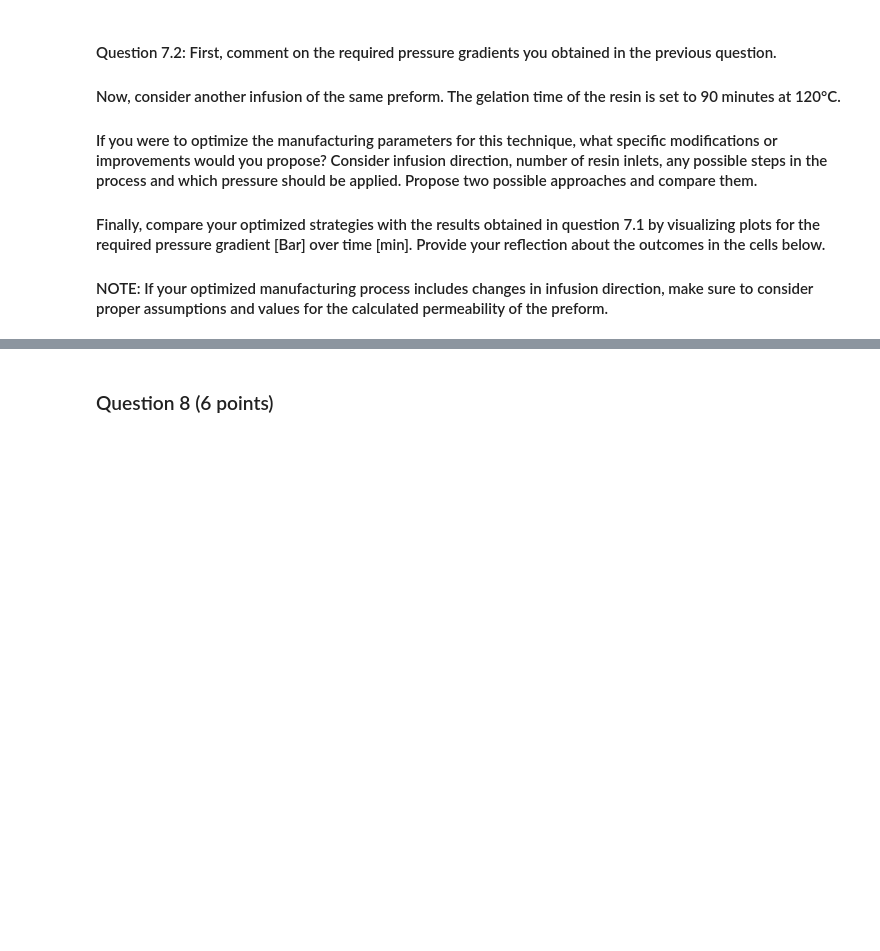
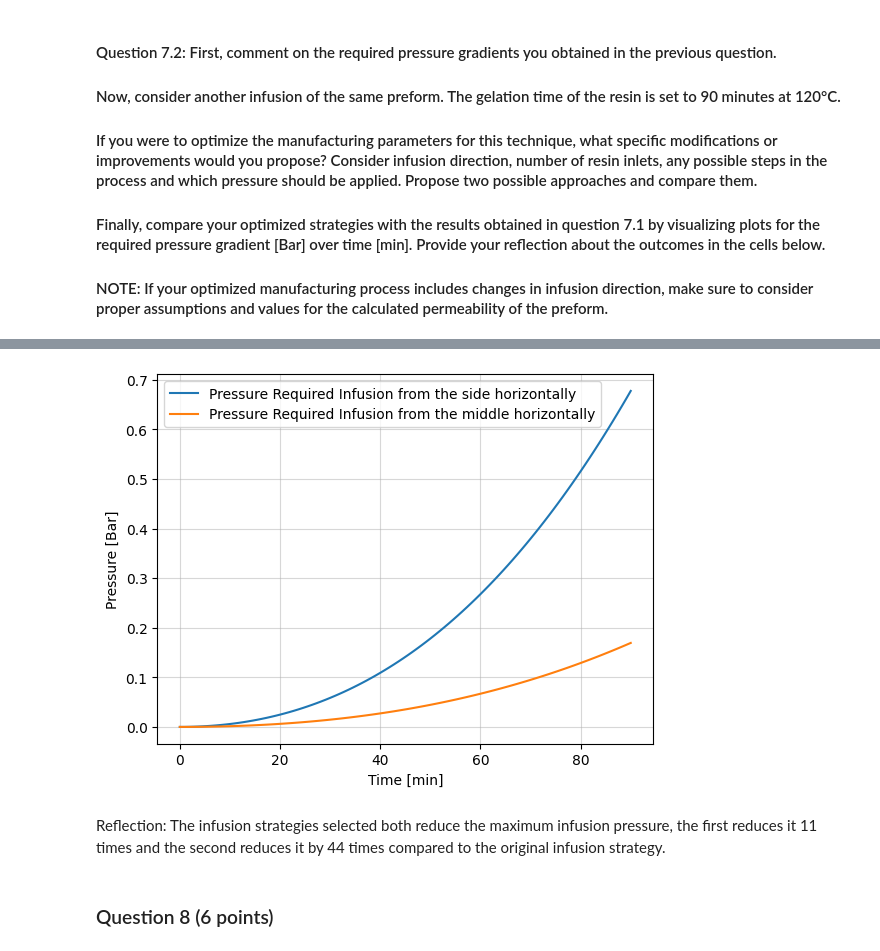
Before and after one commit to Daveed-droid/PolymerCompositeManufacturingNotebooks, a Jupyter notebook: Notebook_Rheokinetics/Rheokinetics - 2024.ipynb, the cells around one changed output, grey strips where cells are left out. Cells and saved outputs as stored; diff of their text form; code cells hidden in the pictures; blank space fills up the shorter version.

```diff
--- a/Notebook_Rheokinetics/Rheokinetics - 2024.ipynb
+++ b/Notebook_Rheokinetics/Rheokinetics - 2024.ipynb
@@ -349,3 +410,66 @@ Reflection:
+# %%
+df = 7e-6
+# Since the square arrangment is the worst case scenario that will be used for this question.
+# Square arrangement
+C1, C2, vfmax = 57, 0.4, 0.785
+
+vf = 0.4
+
+K11 = (2*df**2/C1)*((1-vf**3)/vf**2)
+K22 = C2*((vfmax/vf)**0.5-1)**(5/2)*(df**2/4)
+
+# Since it is infused from the left side we only care when it reaches the right side ie fully infused
+# Infusion time = Gelation time is the minimum required pressure
+# x is infusion direction
+theta90 = np.deg2rad(90)
+theta45 = np.deg2rad(45)
+theta0 = np.deg2rad(0)
+Kxx90 = K11*np.cos(theta90)**2 + K22*np.sin(theta90)**2
+Kxx45 = K11*np.cos(theta45)**2 + K22*np.sin(theta45)**2
+Kxx0 = K11*np.cos(theta0)**2 + K22*np.sin(theta0)**2
+KxxAvg = 0.5*Kxx90+0.3*Kxx45+0.2*Kxx0 # 0 and 90 is switched to account for the infusion direction
+KxxAvgOriginal = 0.2*Kxx90+0.3*Kxx45+0.5*Kxx0
+# Kyy = K11*np.sin(theta)**2 + K22*np.cos(theta)**2
+# Q = (dL/dt)*A
+# Q = ((K*A)/(eta*L)) dP
+# LdL/dt = (K/eta) dP
+# integrate with dt
+# 1/2 L^2 = K/(eta)dP T
+
+# Since the saturated condition gives the highest required pressure it will be used
+# t = np.linspace(0, 90*60, 100)
+# L = (t)/(90*60)
+# eta = 0.03 + 0.015*(t/(90*60))
+# dt = 90*60/100
+# T = 90*60
+# P = (eta*L**2)/(2*KxxAvg*T)
+# plt.plot(t/60, P*1e-5, label=f"Pressure Required Original Infusion")
+
+t = np.linspace(0, 90*60, 100)
+L = 0.25*(t)/(90*60)
+eta = 0.03 + 0.015*(t/(90*60))
+dt = 90*60/100
+T = 90*60
+P = (eta*L**2)/(2*KxxAvg*T)
+plt.plot(t/60, P*1e-5, label=f"Pressure Required Infusion from the side horizontally")
+
+t = np.linspace(0, 90*60, 100)
+L = ((0.25)/2)*(t)/(90*60)
+eta = 0.03 + 0.015*(t/(90*60))
+dt = 90*60/100
+T = 90*60
+P = (eta*L**2)/(2*KxxAvg*T)
+plt.plot(t/60, P*1e-5, label=f"Pressure Required Infusion from the middle horizontally")
+plt.ylabel("Pressure [Bar]")
+plt.xlabel("Time [min]")
+plt.legend()
+plt.grid(alpha=0.5)
+plt.show()
+# %% [output]
+[figure, added]
+# %% [markdown]
+Reflection:
+The infusion strategies selected both reduce the maximum infusion pressure, the first reduces it 11 times and the second reduces it by 44 times compared to the original infusion strategy.
 # %% [markdown]
 ### Question 8 (6 points)
 # %% [markdown]
```
Also changed, not shown: parts of 15 cells of this notebook.
